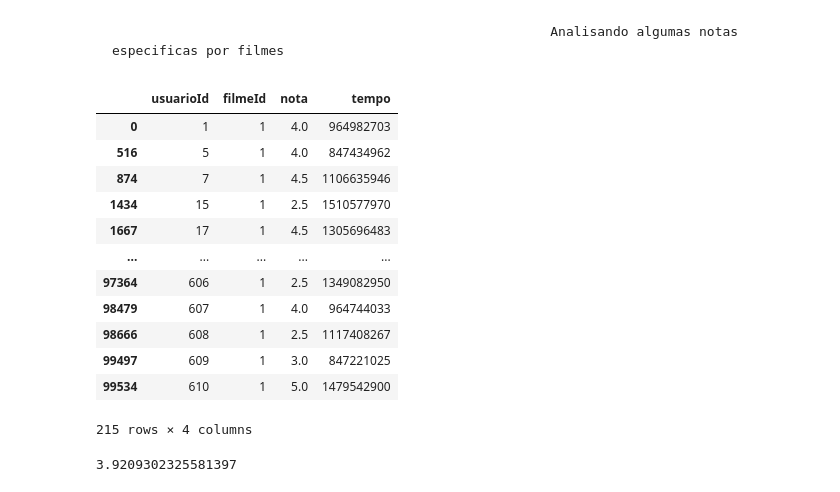
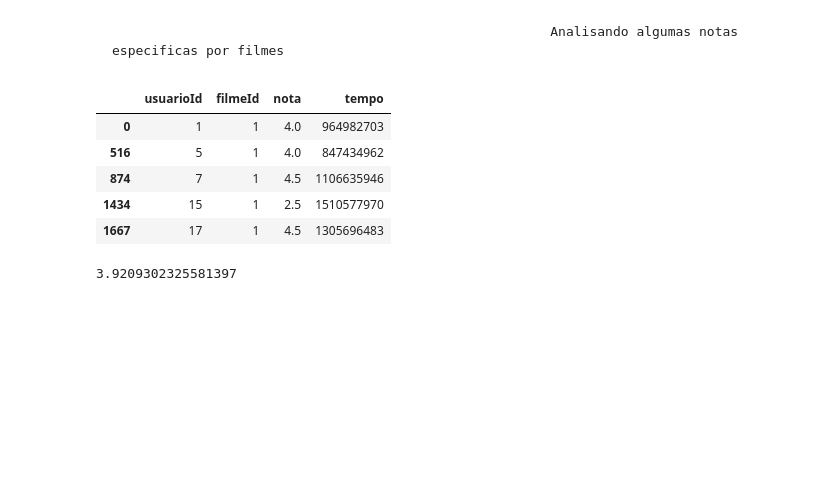
Before and after one commit to DiegoRodrigues007/Data-Science, a Jupyter notebook: teste.ipynb, the cells around one changed output. Drawn from its saved outputs; the diff is of its cells as text; code cells hidden in the pictures; blank space fills up the shorter version.

```diff
--- a/teste.ipynb
+++ b/teste.ipynb
@@ -110,21 +110,14 @@ notas.head()
 # %% [markdown]
                                                             Analisando algumas notas especificas por filmes
 # %%
-notas.query('filmeId==1')
+notas.query('filmeId==1').head()
 # %% [output]
 |  | usuarioId | filmeId | nota | tempo |
 | 0 | 1 | 1 | 4.0 | 964982703 |
 | 516 | 5 | 1 | 4.0 | 847434962 |
 | 874 | 7 | 1 | 4.5 | 1106635946 |
 | 1434 | 15 | 1 | 2.5 | 1510577970 |
 | 1667 | 17 | 1 | 4.5 | 1305696483 |
-| ... | ... | ... | ... | ... |
-| 97364 | 606 | 1 | 2.5 | 1349082950 |
-| 98479 | 607 | 1 | 4.0 | 964744033 |
-| 98666 | 608 | 1 | 2.5 | 1117408267 |
-| 99497 | 609 | 1 | 3.0 | 847221025 |
-| 99534 | 610 | 1 | 5.0 | 1479542900 |
-215 rows × 4 columns
 # %%
 notas.query("filmeId==1").nota.mean()
 # %% [output]
```
Also changed, not shown: parts of 11 cells of this notebook, 1 other file.
